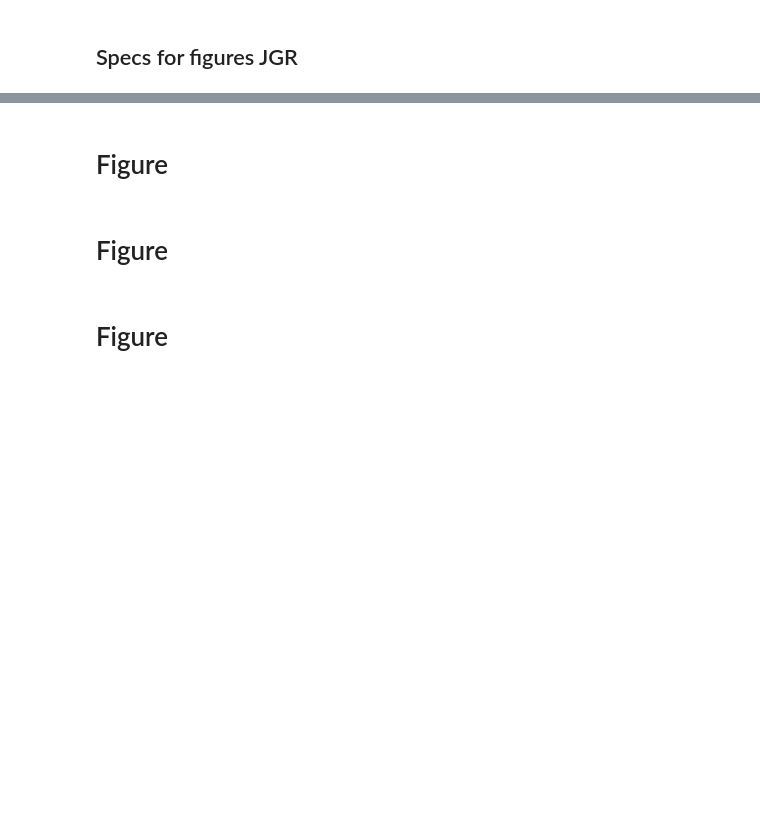
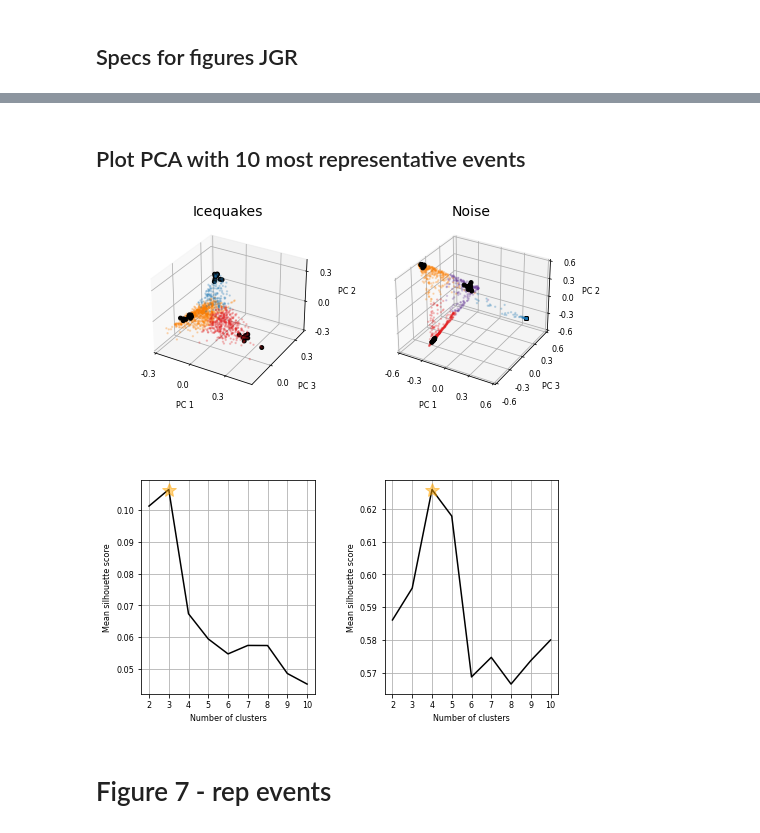
Before and after one commit to tsawi/Unsupervised_ML_Gornergletscher, a Jupyter notebook: notebooks/plotFigures5-.ipynb, the cells around one changed output, grey strips where cells are left out. Saved outputs shown, nothing was run; the diff lists cells and outputs as text; code cells hidden in the pictures; blank space fills up the shorter version.

```diff
--- a/notebooks/plotFigures5-.ipynb
+++ b/notebooks/plotFigures5-.ipynb
@@ -501,0 +536,8 @@ height2 = 9.05512
+# %%
+stand = False #standard scalar before PCA
+
+
+#returns a PCA sklearn object, a dataframe of cat00 but with columns for PCs, and a numpy array of PCs (N x numPC)
+
+sklearn_pca, cat00, Y_PCA = PCAonFP(path_proj,outfile_name,cat00,numPCA=numPCA_PVE,stand=stand)
+sklearn_pcaN, cat00N, Y_PCAN = PCAonFP(path_projN,outfile_nameN,cat00N,numPCA=numPCA_PVEN,stand=stand)
@@ -502,6 +652,46 @@ height2 = 9.05512
+# %% [markdown]
+## Plot PCA with 10 most representative events
+# %%
+catRep = getTopFCat(cat00,topF=10)
+
+catRepN = getTopFCat(cat00N,topF=10)
+# %%
+fig,axes = plt.subplots(figsize = (width2,height2))
+plt.box(False)
+plt.xticks(ticks=[])
+plt.yticks(ticks=[])
+
+size_dot = 2
+alpha_dot = .2
+
+size_rep = 15
+
+ax = fig.add_subplot(221, projection='3d')
+ax.set_title('Icequakes',fontsize=tfont)
+figureFunctions2.plotPCA(cat00,catRep,Kopt, size=size_dot,size2=size_rep, alpha=alpha_dot,labelpad = 5,fontsize=8,ax=ax, fig=fig, **plt_kwargs)
+ax.set_xlim(-.3,.5)
+ax.set_ylim(-.2,.4)
+ax.set_zlim(-.3,.4)
+
+plt.subplots_adjust(wspace=0.1,hspace=0.2)
+
+
+ax = fig.add_subplot(222, projection='3d')
+ax.set_title('Noise',fontsize=tfont)
+figureFunctions2.plotPCA(cat00N,catRepN,KoptN, size=size_dot,size2=size_rep, alpha=alpha_dot,labelpad = 5,fontsize=8,ax=ax, fig=fig, **plt_kwargs)
+
+
+
+ax = fig.add_subplot(223)
+figureFunctions2.plotSilhScore(Kopt, avgSils, range_n_clusters_all,starSize=15,ax=ax)
+
+ax = fig.add_subplot(224)
+figureFunctions2.plotSilhScore(KoptN, avgSilsN, range_n_clusters_all,starSize=15,ax=ax)
+
+plt.subplots_adjust(wspace=0.4,hspace=0.3)
+
+plt.savefig(pathFig + f'Figure_6.pdf',bbox_inches='tight')
+# %% [output]
+[figure, added]
 # %% [markdown]
-# Figure
+# Figure 7 - rep events
-# %% [markdown]
-# Figure
-# %% [markdown]
-# Figure
```
Also changed, not shown: parts of 19 cells of this notebook, 13 other files.
